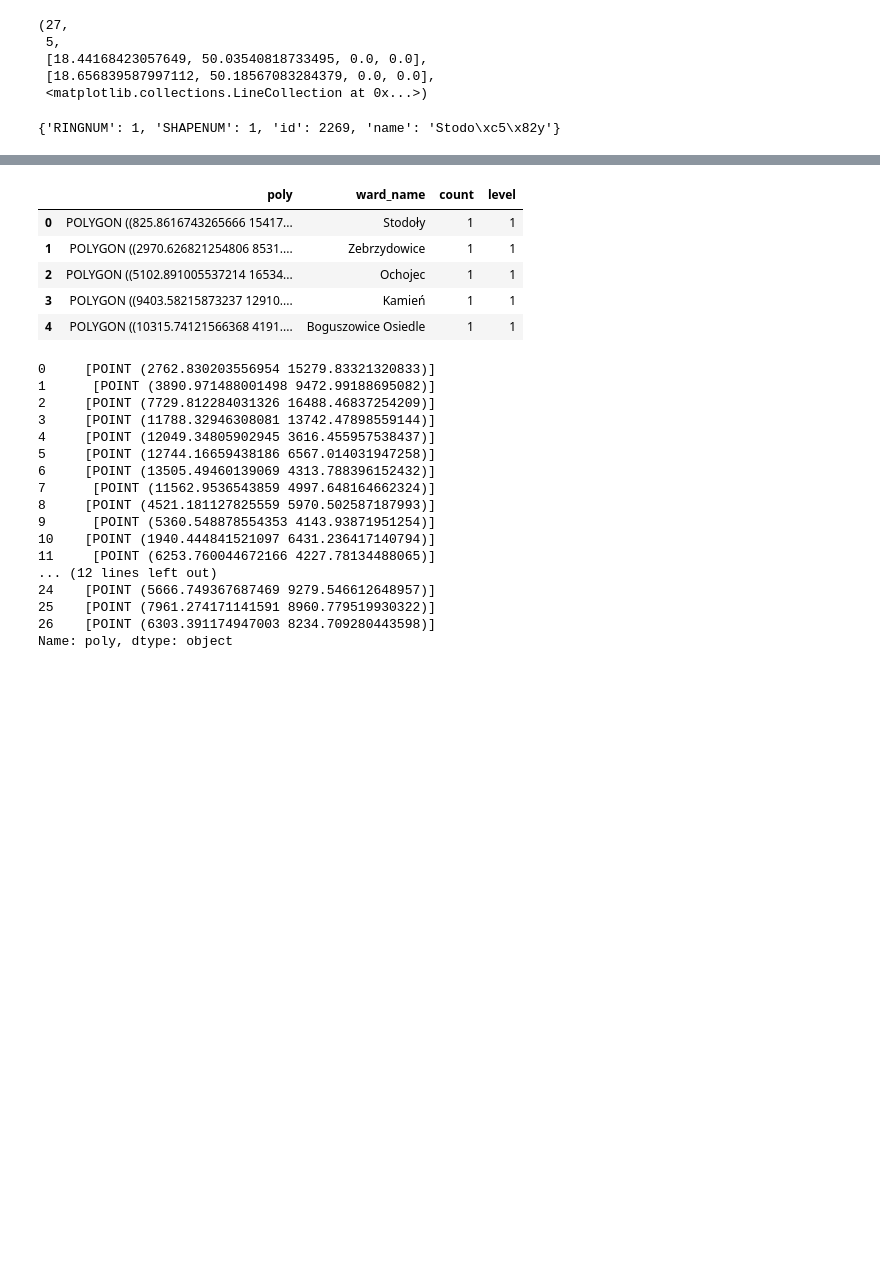
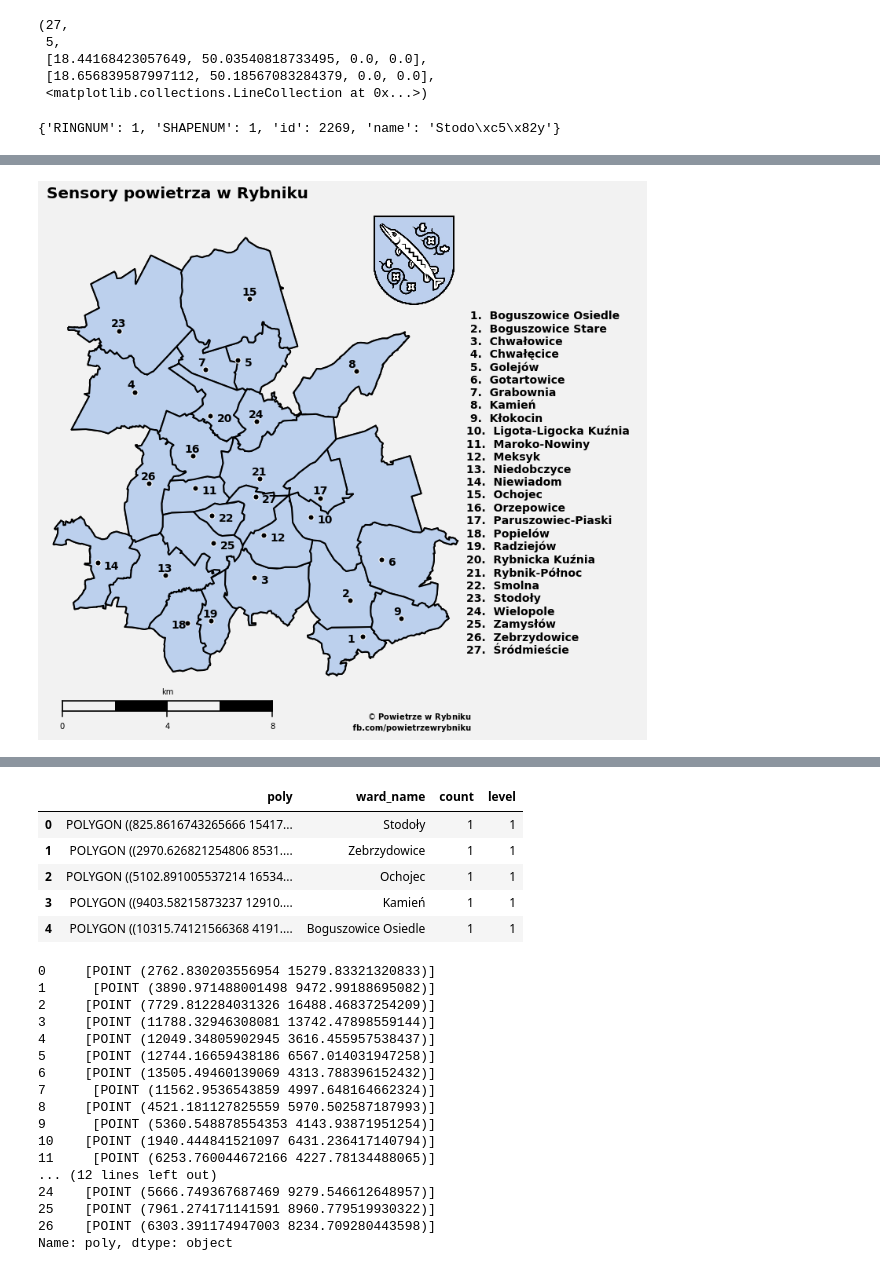
Before and after one commit to skrzypiec/powietrze_w_rybniku, a Jupyter notebook: script/map-merged.ipynb, the cells around one changed output, grey strips where cells are left out. Saved outputs shown, nothing was run; the diff lists cells and outputs as text; code cells hidden in the pictures; blank space fills up the shorter version.

```diff
--- a/script/map-merged.ipynb
+++ b/script/map-merged.ipynb
@@ -215,0 +194,99 @@ def cmap_discretize(cmap, N):
+# %%
+# draw ward patches from polygons
+df_map['patches'] = df_map['poly'].map(lambda x: PolygonPatch(
+    x,
+    fc='#BCD0ED',
+    ec='#000000', lw=2., alpha=1.,
+    zorder=4))
+
+
+
+
+plt.clf()
+fig = plt.figure()
+ax = fig.add_subplot(111, axisbg='w', frame_on=False)
+fig.patch.set_facecolor('#f2f2f2')
+
+
+im = image.imread('data/rybnik-logo-pelne.png')
+ax.imshow(im,aspect='auto',extent=(12000, 16000, 16000, 20000), zorder=-1)
+
+
+
+# we don't need to pass points to m() because we calculated using map_points and shapefile polygons
+dev = m.scatter(
+    [geom.x for geom in ldn_points],
+    [geom.y for geom in ldn_points],
+    50, marker='o', lw=1.,
+    facecolor='#000000', edgecolor='w',
+    alpha=1, antialiased=True,
+    label='Blue Plaque Locations', zorder=3)
+# plot boroughs by adding the PatchCollection to the axes instance
+ax.add_collection(PatchCollection(df_map['patches'].values, match_original=True))
+
+
+# plot numbers near points
+for i, geom in enumerate(ldn_points):
+    if i in (2,4,5,9,10,11,13,19,21,24,26):
+        plt.text(
+            geom.x+250,
+            geom.y-220,
+            str(i+1), color='K', fontsize=14, weight='semibold', zorder=3)
+    elif i in (0,17):
+        plt.text(
+            geom.x-600,
+            geom.y-200,
+            str(i+1), color='K', fontsize=14, weight='semibold', zorder=3)
+    else:
+
+        plt.text(
+            geom.x-300,
+            geom.y+150,
+            str(i+1), color='K', fontsize=14, weight='semibold', zorder=3)
+
+
+# plot boroughs by adding the PatchCollection to the axes instance
+ax.add_collection(PatchCollection(df_map['patches'].values, match_original=True))
+
+
+
+# Bin method, copyright and source data info
+smallprint = ax.text(
+    1.03, 0,
+    '$\copyright$ Powietrze w Rybniku\n fb.com/powietrzewrybniku'.decode('utf-8'),
+    ha='right', va='bottom',
+    size=10,
+    weight = 'bold',
+    color='#000000',
+    transform=ax.transAxes)
+
+
+
+
+
+# List of districts
+districts_str = '\n'.join( str("  "+ str(_+1)+".  ")[-5:] +value[1]+"   " for _, value in df_map.iterrows()).decode('utf-8')
+ax.text(16000, 3000, districts_str, fontsize=14, fontname='sans',weight='semibold')
+
+
+# Draw a map scale
+m.drawmapscale(
+    coords[0] + 0.06, coords[1] - 0.01,
+    coords[0], coords[1],
+    8.,
+    barstyle='fancy', labelstyle='simple',
+    fillcolor1='#f2f2f2', fillcolor2='#000000',
+    fontcolor='#000000', fontsize = 10,
+    zorder=5)
+
+
+ttfont = {'fontname':'sans', 'weight':'bold'}
+
+
+
+plt.title("Sensory powietrza w Rybniku", fontsize=20, loc='left',**ttfont)
+plt.tight_layout()
+fig.set_size_inches(12, 10)
+#plt.savefig('data/london_plaques.png', dpi=100, alpha=True)
+plt.show()
+# %% [output]
@@ -215,0 +294 @@ def cmap_discretize(cmap, N):
+[figure, added]
```
Also changed, not shown: parts of 10 cells of this notebook.
